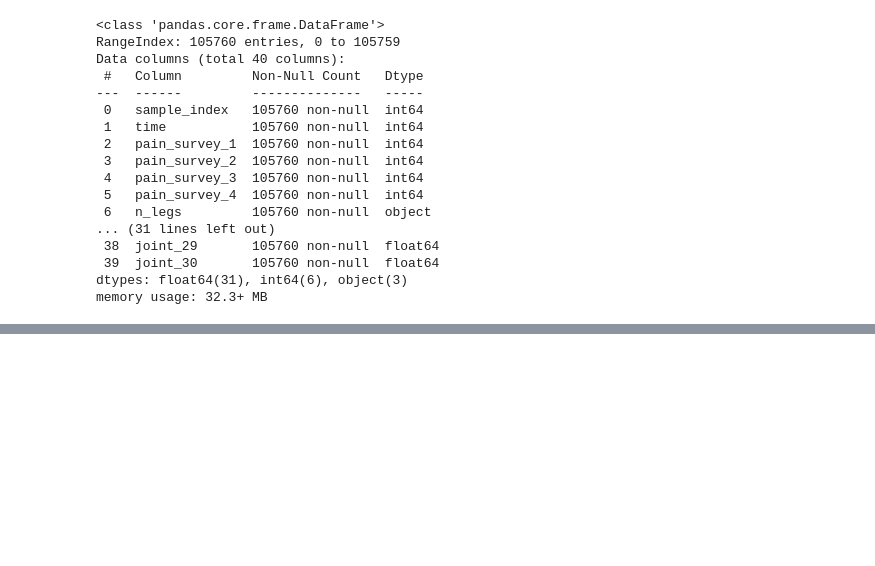
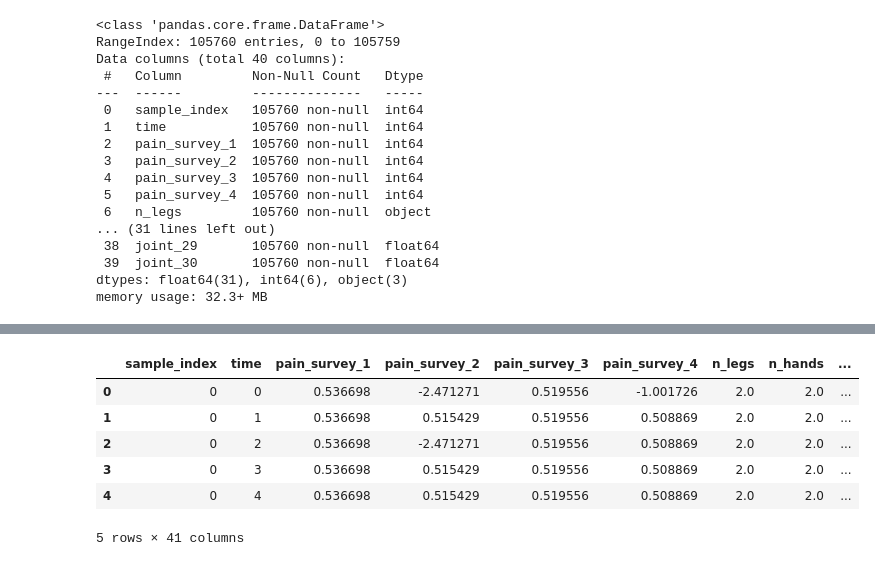
Before and after one commit to Relo02/Artificial-neural-networks-and-deep-learning-, a Jupyter notebook: Ann_challenge.ipynb, the cells around one changed output, grey strips where cells are left out. Drawn from its saved outputs; the diff is of its cells as text; code cells hidden in the pictures; blank space fills up the shorter version.

```diff
--- a/Ann_challenge.ipynb
+++ b/Ann_challenge.ipynb
@@ -137,0 +178,21 @@ memory usage: 32.3+ MB
+# %%
+
+# Identify numeric columns
+numeric_cols = [col for col in data.columns
+                if col.startswith('pain_survey_') or col.startswith('joint_')]
+
+# Initialize the scaler
+scaler = StandardScaler()
+
+# Fit + transform numeric columns
+data[numeric_cols] = scaler.fit_transform(data[numeric_cols])
+# %%
+data.head()
+# %% [output]
+|  | sample_index | time | pain_survey_1 | pain_survey_2 | pain_survey_3 | pain_survey_4 | n_legs | n_hands | ... |
+| 0 | 0 | 0 | 0.536698 | -2.471271 | 0.519556 | -1.001726 | 2.0 | 2.0 | ... |
+| 1 | 0 | 1 | 0.536698 | 0.515429 | 0.519556 | 0.508869 | 2.0 | 2.0 | ... |
+| 2 | 0 | 2 | 0.536698 | -2.471271 | 0.519556 | 0.508869 | 2.0 | 2.0 | ... |
+| 3 | 0 | 3 | 0.536698 | 0.515429 | 0.519556 | 0.508869 | 2.0 | 2.0 | ... |
+| 4 | 0 | 4 | 0.536698 | 0.515429 | 0.519556 | 0.508869 | 2.0 | 2.0 | ... |
+5 rows × 41 columns
```
Also changed, not shown: parts of 5 cells of this notebook.
